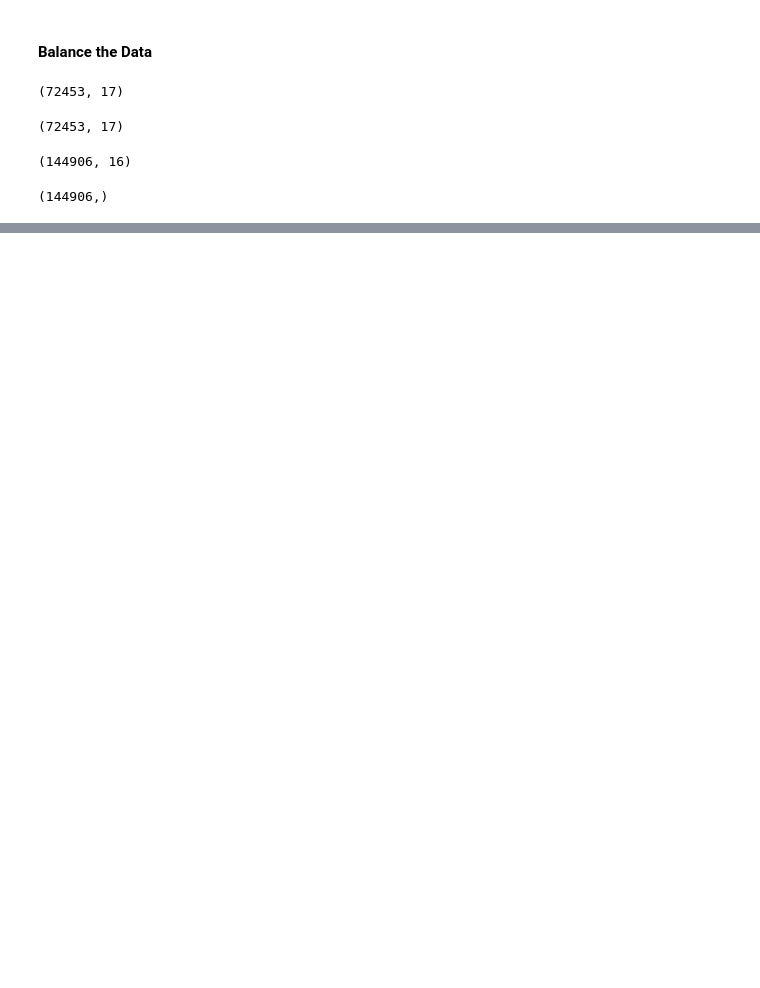
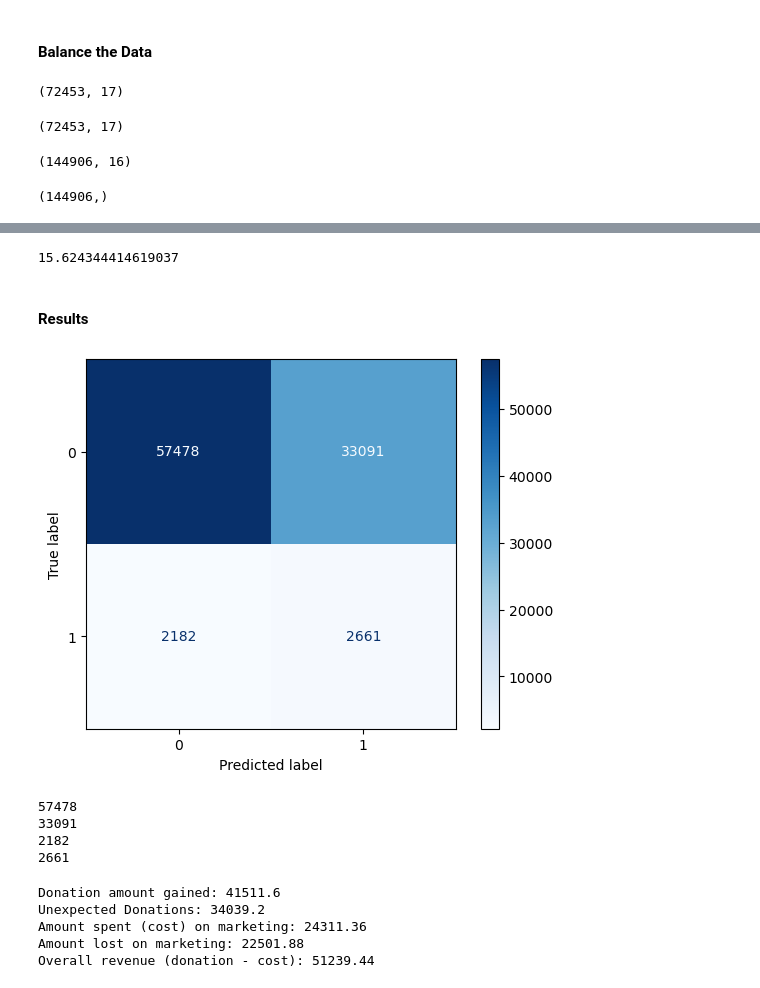
Before and after one commit to LuckyGardel/lab-random-forests, a Jupyter notebook: files_for_lab/Ramdom Forest Lab.ipynb, the cells around one changed output, grey strips where cells are left out. Drawn from its saved outputs; the diff is of its cells as text; code cells hidden in the pictures; blank space fills up the shorter version.

```diff
--- a/files_for_lab/Ramdom Forest Lab.ipynb
+++ b/files_for_lab/Ramdom Forest Lab.ipynb
@@ -575,0 +728,52 @@ print(cross_val_scores)
+# %%
+data_targetD['TARGET_D'].mean()
+# %% [output]
+15.624344414619037
+# %% [markdown]
+#### Results
+# %%
+plot_confusion_matrix(clf2, X,y,cmap=plt.cm.Blues)
+plt.show()
+# %% [output]
+[figure, added]
+# %%
+from sklearn.metrics import confusion_matrix
+from sklearn.metrics import plot_confusion_matrix
+predict_y = clf2.predict(X)
+
+
+array = confusion_matrix(y, predict_y)
+Q1 = array[0][0]
+Q2 = array[0][1]
+Q3 = array[1][0]
+Q4 = array[1][1]
+print(Q1)
+print(Q2)
+print(Q3)
+print(Q4)
+# %% [output]
+57478
+33091
+2182
+2661
+# %%
+donation_gained = Q4 * 15.6
+unexpected_donation = Q3 * 15.6
+spend_marketing = (Q4+Q2) * 0.68
+no_return_marketing = Q2 * 0.68
+overall_revenue = (donation_gained + unexpected_donation) - spend_marketing
+
+
+
+print('Donation amount gained:',round(donation_gained,2))
+print('Unexpected Donations:',round(unexpected_donation,2))
+print('Amount spent (cost) on marketing:',round(spend_marketing,2))
+print('Amount lost on marketing:',round(no_return_marketing,2))
+
+print('Overall revenue (donation - cost):',round(overall_revenue,2))
+# %% [output]
+Donation amount gained: 41511.6
+Unexpected Donations: 34039.2
+Amount spent (cost) on marketing: 24311.36
+Amount lost on marketing: 22501.88
+Overall revenue (donation - cost): 51239.44
```
Also changed, not shown: parts of 54 cells of this notebook.
